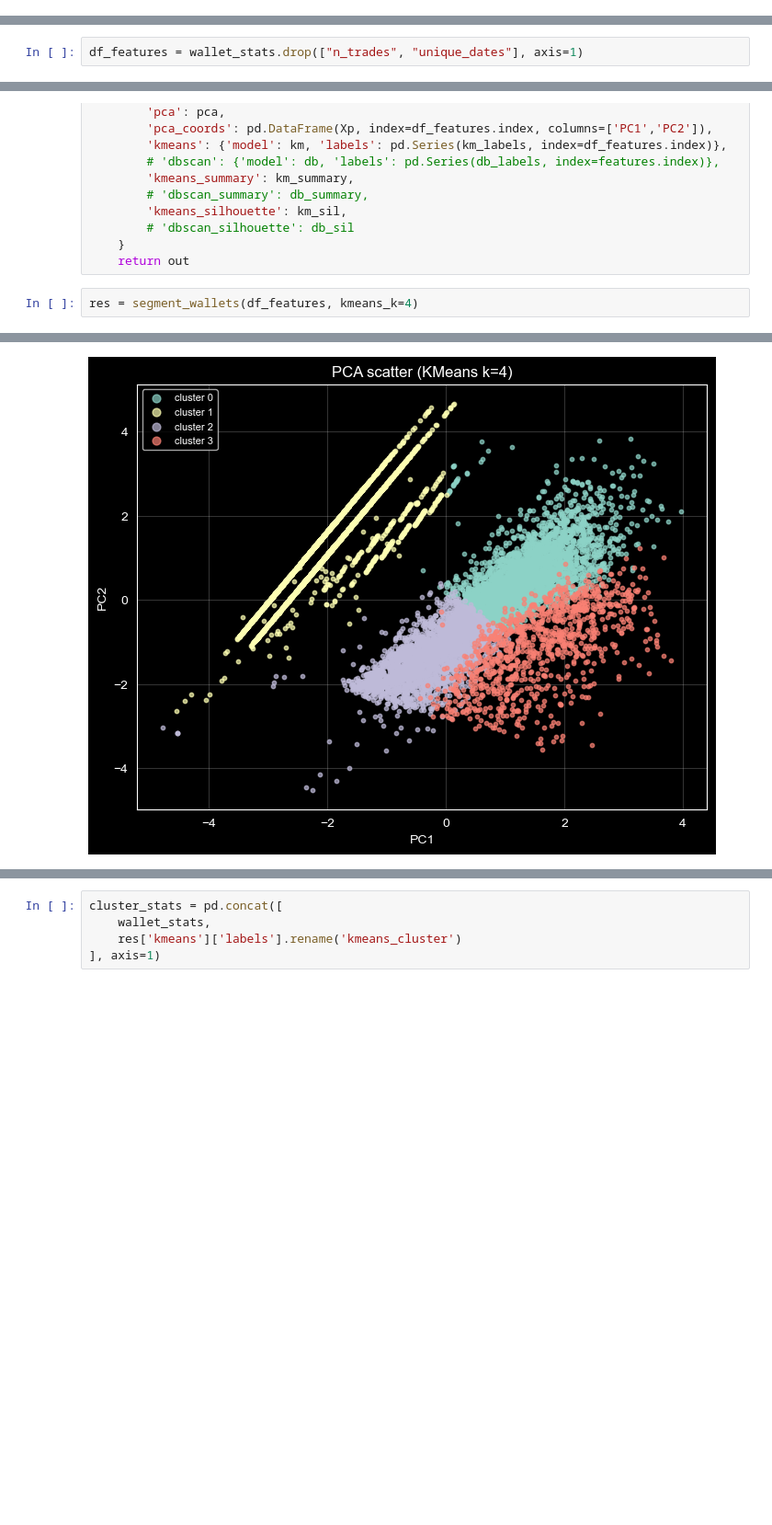
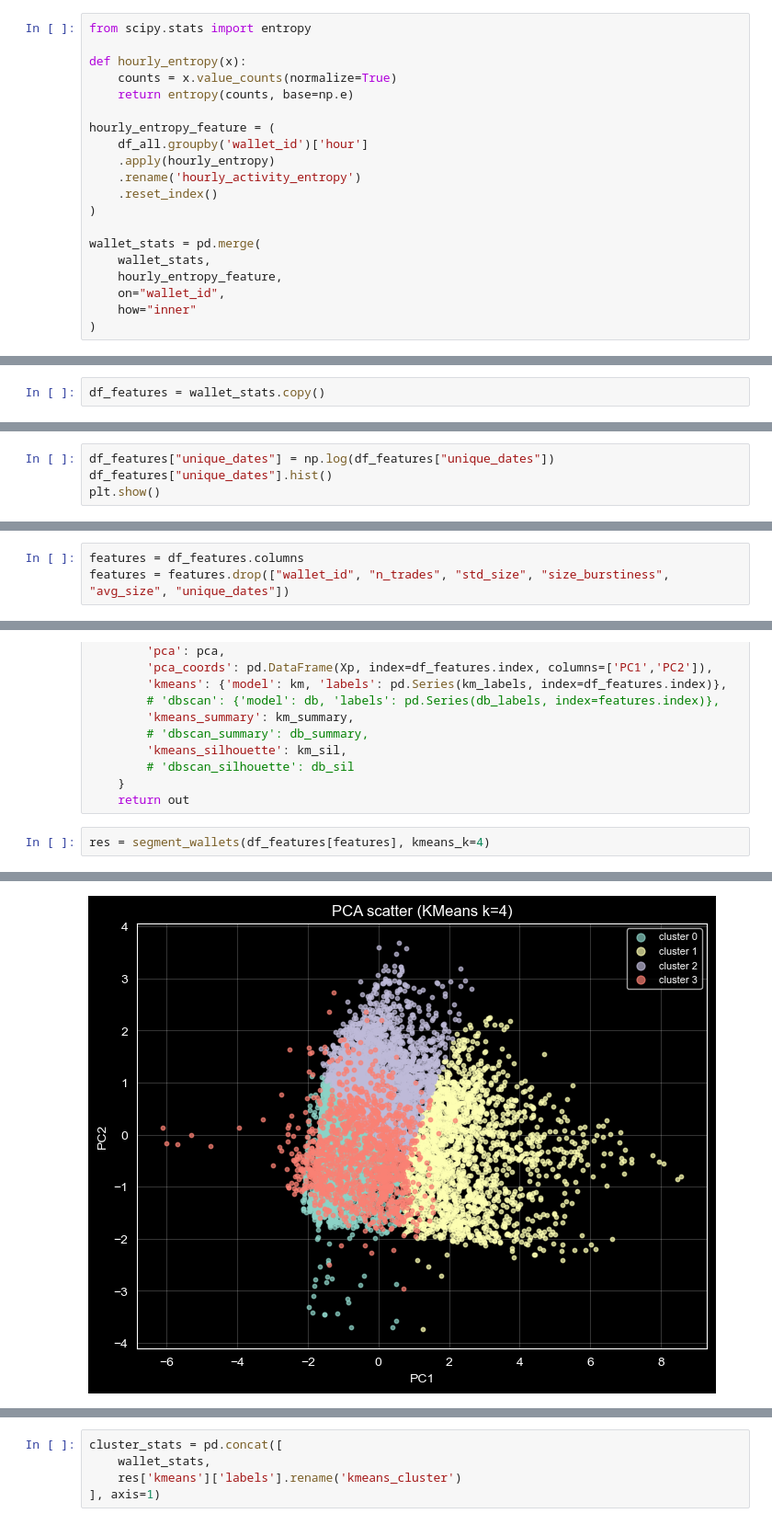
Before and after one commit to ASEVlad/Hyperliquid_Wash_Trading_detection, a Jupyter notebook: Advanced Permutation Test.ipynb, the cells around one changed output, grey strips where cells are left out. Shown at 92% size. Drawn from its saved outputs; the diff is of its cells as text; blank space fills up the shorter version.

```diff
--- a/Advanced Permutation Test.ipynb
+++ b/Advanced Permutation Test.ipynb
@@ -160,0 +126,20 @@ burst_features
+# %%
+from scipy.stats import entropy
+
+def hourly_entropy(x):
+    counts = x.value_counts(normalize=True)
+    return entropy(counts, base=np.e)
+
+hourly_entropy_feature = (
+    df_all.groupby('wallet_id')['hour']
+    .apply(hourly_entropy)
+    .rename('hourly_activity_entropy')
+    .reset_index()
+)
+
+wallet_stats = pd.merge(
+    wallet_stats,
+    hourly_entropy_feature,
+    on="wallet_id",
+    how="inner"
+)
@@ -185,7 +210,7 @@ group_median = wallet_stats[(wallet_stats["time_burstiness"] > 1.1) & (wallet_st
 
 wallet_stats["time_burstiness"] = wallet_stats["time_burstiness"].fillna(group_median)
 # %%
-df_features = wallet_stats.drop(["n_trades", "unique_dates"], axis=1)
+df_features = wallet_stats.copy()
 # %%
 df_features["size_burstiness"] = np.log(df_features["size_burstiness"] + 1e-10)
 df_features["size_burstiness"].hist(bins=20)
@@ -222,3 +247,7 @@ df_features["time_burstiness"].hist()
 plt.show()
 # %% [output]
 [figure]
+# %%
+df_features["unique_dates"] = np.log(df_features["unique_dates"])
+df_features["unique_dates"].hist()
+plt.show()
@@ -241,0 +310,3 @@ df_features.set_index("wallet_id")
+# %%
+features = df_features.columns
+features = features.drop(["wallet_id", "n_trades", "std_size", "size_burstiness", "avg_size", "unique_dates"])
@@ -359,5 +440,5 @@ def segment_wallets(df_features,
     }
     return out
 # %%
-res = segment_wallets(df_features, kmeans_k=4)
+res = segment_wallets(df_features[features], kmeans_k=4)
 # %% [output]
@@ -372,2 +453,2 @@ kmeans_cluster
 Name: count, dtype: int64
-[figure, old version]
+[figure, new version]
```
Also changed, not shown: parts of 58 cells of this notebook, 9 other files.
